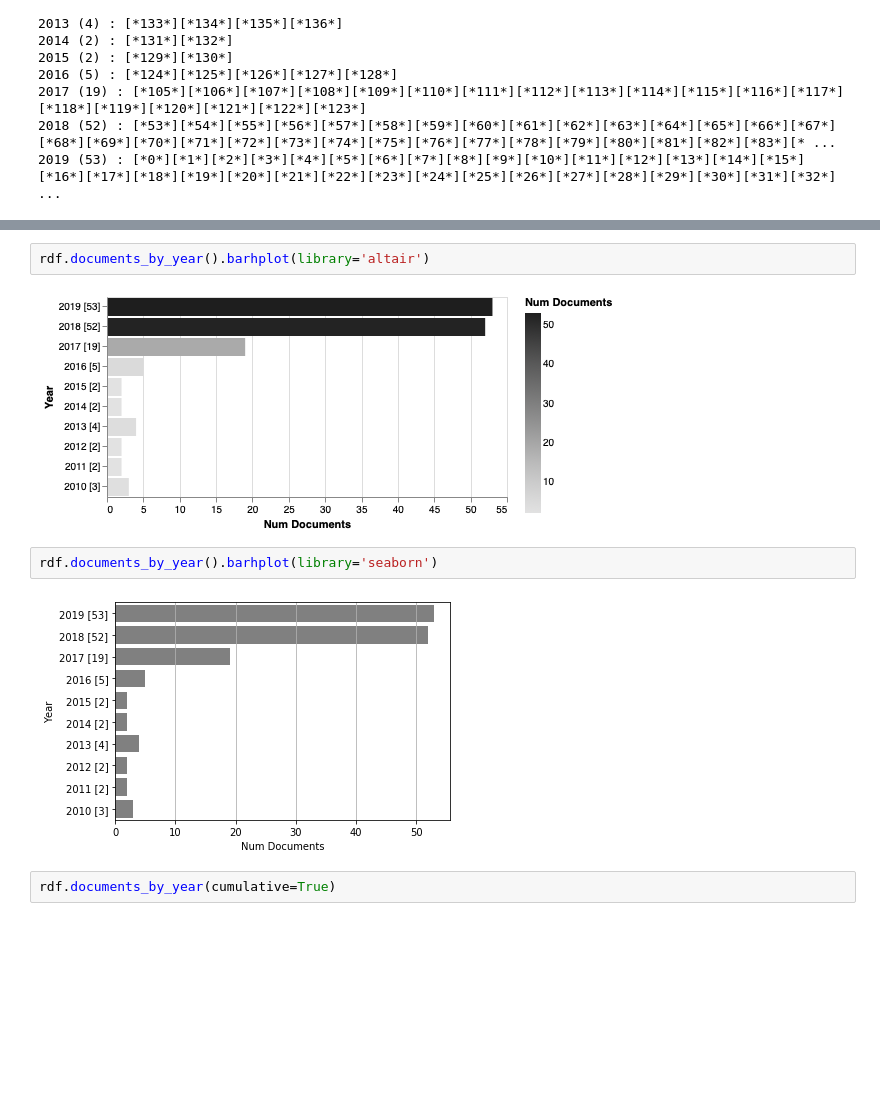
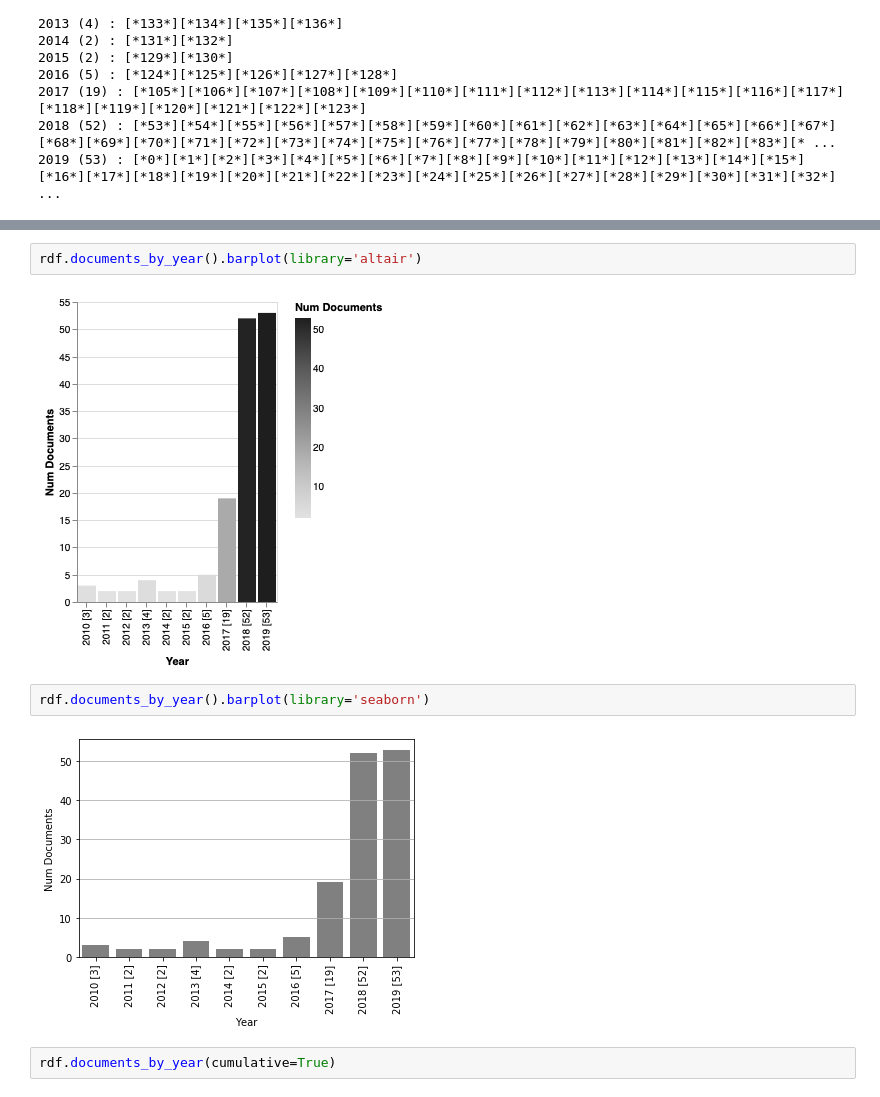
Before and after one commit to jdvelasq/techminer-old-deprecated, a Jupyter notebook: guide/tutorial/10-documents-by-year.ipynb, the cells around one changed output, grey strips where cells are left out. Drawn from its saved outputs; the diff is of its cells as text; blank space fills up the shorter version.

```diff
--- a/guide/tutorial/10-documents-by-year.ipynb
+++ b/guide/tutorial/10-documents-by-year.ipynb
@@ -43,11 +43,11 @@ rdf.documents_by_year().barhplot();
 # %%
-rdf.documents_by_year().barhplot(library='altair')
+rdf.documents_by_year().barplot(library='altair')
 # %% [output]
-[figure, old version]
+[figure, new version]
 # %%
-rdf.documents_by_year().barhplot(library='seaborn')
+rdf.documents_by_year().barplot(library='seaborn')
 # %% [output]
-[figure, old version]
+[figure, new version]
 # %%
 rdf.documents_by_year(cumulative=True)
 # %% [output]
```
Also changed, not shown: parts of 3 cells of this notebook, 9 other files.
